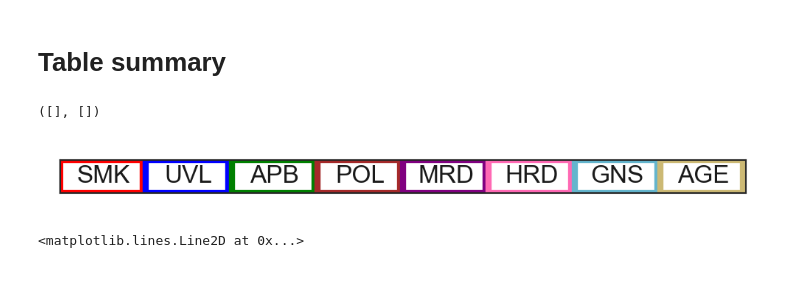
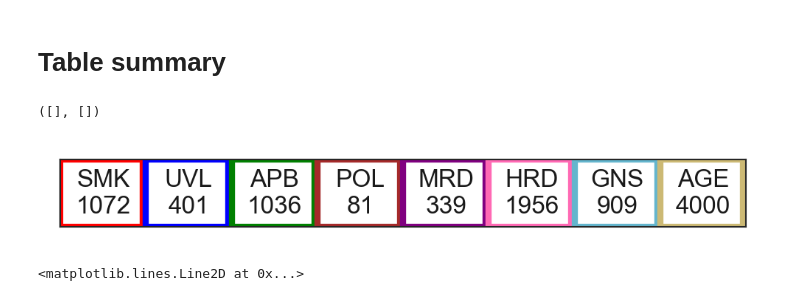
Before and after one commit to shirotak/pancancer_MutSig_ICI, a Jupyter notebook: codes/Script2_Figure1_S1.ipynb, the cells around one changed output. Cells and saved outputs as stored; diff of their text form; code cells hidden in the pictures.

```diff
--- a/codes/Script2_Figure1_S1.ipynb
+++ b/codes/Script2_Figure1_S1.ipynb
@@ -96,6 +97,6 @@ dict_cancer_colors[""]="whitesmoke"
 # %%
 # pie chart
-fig = plt.figure(figsize=(7,4))
+fig = plt.figure(figsize=(7,3.5))
 names=cluster_orders
 for j,name in enumerate(names):
     sns_df=df[ df["cluster_m2_names"]==name]
@@ -105,6 +106,9 @@ for j,name in enumerate(names):
     cancer_order=[ x[0] for x in counter_order ]
     counts_order=[ counter[x] for x in cancer_order]
     labels=[cancer if counter[cancer]/len(sns_df)>=0.03 else "" for cancer in cancer_order]
+    if j==5:
+        print(labels[4])
+        labels[4]=""
     colors=[dict_cancer_colors[x] for x in cancer_order]
     ax.pie(counts_order, explode=None, labels=labels, colors=colors, autopct=None,
                           pctdistance=0.6, shadow=False, labeldistance=1.15,
@@ -244,7 +249,10 @@ plt.subplots_adjust(hspace=0)
 TMB_log10_z
 [figure]
 # %%
-cont_list=["CD8A_log_z","GZMB_log_z","IFNG_log_z","PDCD1_log_z","CTLA4_log_z",
+cont_list=["CD8A_log_z","GZMB_log_z","IFNG_log_z",
+           #"PDCD1_log_z","CD274_log_z","CTLA4_log_z",
+           "CXCL9_log_z",
+           "CXCL13_log_z",
            "CYT_log_z","GEP_score_z",]
 # %%
 n=len(cont_list)
@@ -283,13 +291,17 @@ approved_order=[ 'LUAD', 'LUSC', "HNSC",'SKCM','BLCA', 'KIRC', 'LIHC', 'KIRP', '
 dummy_cancertype=pd.get_dummies(df["CancerType"])
 # %%
 cat_list=approved_order[0:11]
+tmp_df=df[ df["CancerType"].isin(cat_list)]
+cat_list_order=[x[0] for x in Counter(tmp_df["CancerType"]).most_common()]
 n=len(cat_list)
 fig=plt.figure(figsize=(8, 0.15*n))
 input_df=dummy_cancertype.copy()
 N=input_df.shape[0]
-for i,cat in enumerate(cat_list):
+numbers=[]
+for i,cat in enumerate(cat_list_order):
     ax=fig.add_subplot(n,1,i+1)
     print(cat)
+    numbers.append(np.sum(input_df[cat]))
     sns.heatmap(input_df[[cat]].T,cmap=wr,vmin=0,vmax=1,xticklabels=0,yticklabels=0,cbar=False,ax=ax)
     if i==0:
         ax.axhline(y=0, color='k',linewidth=1)
@@ -298,6 +310,7 @@ for i,cat in enumerate(cat_list):
     ax.axvline(x=N, color='k',linewidth=1)
 
 plt.subplots_adjust(hspace=0)
-#plt.savefig(store+"Cluster_dendrogram_by_mutect2_cancer_type1.png",dpi=300,bbox_inches="tight")
+for i in numbers:
+    print(i)
 # %% [output]
 LUAD
@@ -315,12 +334,16 @@ ESCA
 # %%
 cat_list=approved_order[11:]
+tmp_df=df[ df["CancerType"].isin(cat_list)]
+cat_list_order2=[x[0] for x in Counter(tmp_df["CancerType"]).most_common()]
 n=len(cat_list)
 fig=plt.figure(figsize=(8, 0.15*n))
 input_df=dummy_cancertype.copy()
 N=input_df.shape[0]
-for i,cat in enumerate(cat_list):
+numbers=[]
+for i,cat in enumerate(cat_list_order2):
     ax=fig.add_subplot(n,1,i+1)
     print(cat)
+    numbers.append(np.sum(input_df[cat]))
     sns.heatmap(input_df[[cat]].T,cmap=wk,vmin=0,vmax=1,xticklabels=0,yticklabels=0,cbar=False,ax=ax)
     if i==0:
         ax.axhline(y=0, color='k',linewidth=1)
@@ -329,7 +352,8 @@ for i,cat in enumerate(cat_list):
     ax.axvline(x=N, color='k',linewidth=1)
 
 plt.subplots_adjust(hspace=0)
-#plt.savefig(store+"Cluster_dendrogram_by_mutect2_cancer_type2.png",dpi=300,bbox_inches="tight")
+for i in numbers:
+    print(i)
 # %% [output]
 BRCA
 CRC
@@ -377,23 +412,25 @@ FDA_approved
 # Table summary
 # %%
 n=8
+counter=Counter(df["cluster_m2_names"])
 colors=cluster_colors
 names=cluster_orders
+labels=[name+"\n{}".format(counter[name]) for name in names]
 
-fig = plt.figure(figsize=(4,0.2))
+fig = plt.figure(figsize=(4,0.4))
 ax = fig.add_subplot(111)
 for i,color in enumerate(colors):
     r=patches.Rectangle(xy=(i/n,0),width=1/(n+0.3),height=1,edgecolor=color,facecolor="w",lw=2)
     ax.add_patch(r)
-    text=names[i]
+    text=labels[i]
     ax.text(x=(i+0.5)/n,y=0.5,s=text,fontsize=8, ha="center",va="center", color="k")
 
 plt.xticks([])
 plt.yticks([])
 #plt.savefig(store+"table_labels.png",dpi=300,bbox_inches="tight")
 # %% [output]
 ([], [])
-[figure, old version]
+[figure, new version]
 # %%
 # AGE
 age_by_cluster=pd.DataFrame(df.groupby(by="cluster_m2_names").mean()["AGE"]).T
```
Also changed, not shown: parts of 28 cells of this notebook, 10 other files.
